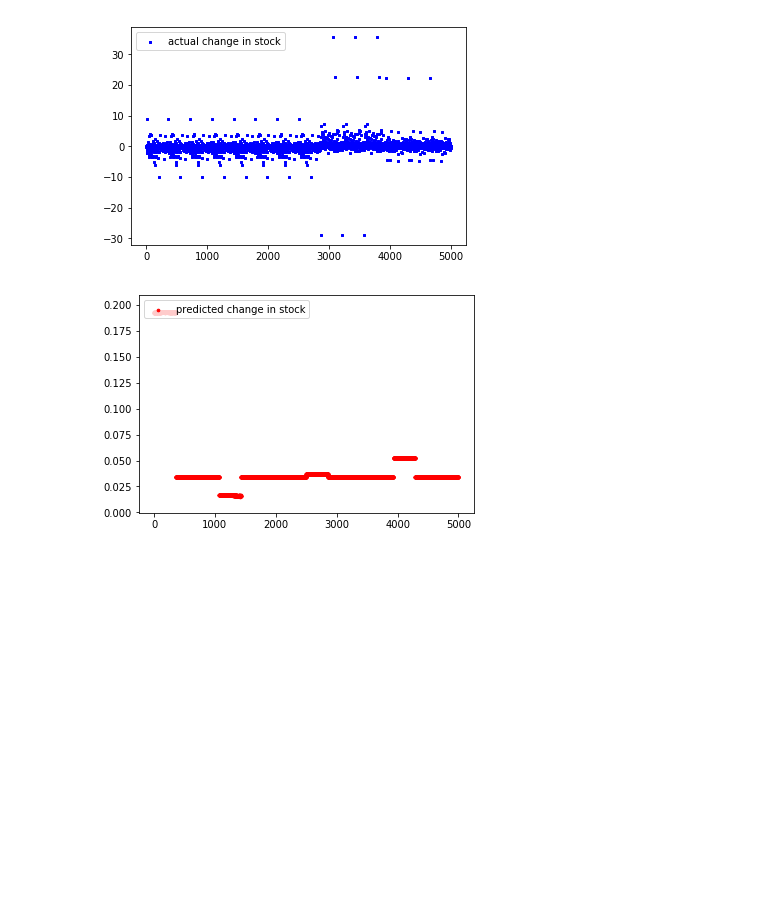
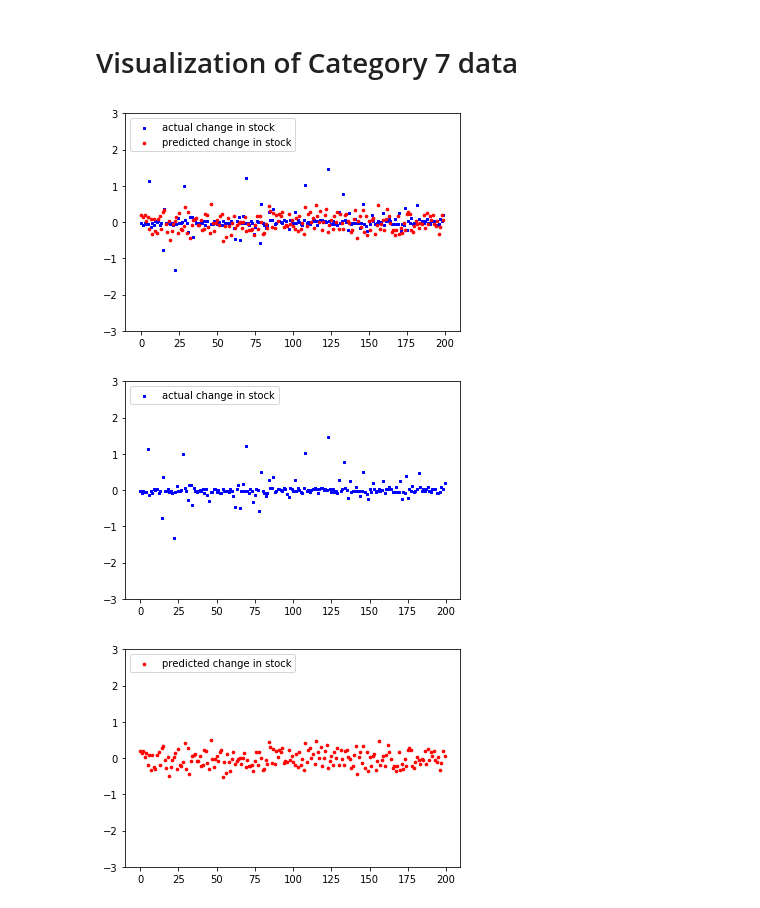
Before and after one commit to nikitabhargava/MLCS_Project_2018, a Jupyter notebook: Neural_Network/ScatterPlotPredictedvsActual.ipynb, the cells around one changed output. Drawn from its saved outputs; the diff is of its cells as text; code cells hidden in the pictures; blank space fills up the shorter version.

```diff
--- a/Neural_Network/ScatterPlotPredictedvsActual.ipynb
+++ b/Neural_Network/ScatterPlotPredictedvsActual.ipynb
@@ -31,18 +85,39 @@ plt.show()
-# %%
-fig = plt.figure()
-ax1 = fig.add_subplot(111)
-
-ax1.scatter(x, actual, s=7, c='b', marker="s", label='actual change in stock')
-plt.legend(loc='upper left');
-plt.show()
-# %% [output]
-[figure, removed]
-# %%
-fig = plt.figure()
-ax1 = fig.add_subplot(111)
-
-ax1.scatter(x,predicted, s=7, c='r', marker="o", label='predicted change in stock')
-plt.legend(loc='upper left');
-plt.show()
-# %% [output]
-[figure, removed]
+# %% [markdown]
+# Visualization of Category 7 data
+# %%
+actual_all = np.loadtxt('actual7.txt', dtype=float)
+predicted_all = np.loadtxt('prediction7.txt', dtype=float)
+
+
+actual=actual_all[200:400]
+predicted=predicted_all[200:400]
+x = range(len(actual))
+
+fig = plt.figure()
+ax1 = fig.add_subplot(111)
+
+ax1.scatter(x, actual, s=7, c='b', marker="s", label='actual change in stock')
+ax1.scatter(x,predicted, s=7, c='r', marker="o", label='predicted change in stock')
+plt.legend(loc='upper left');
+plt.ylim(-3,3)
+plt.show()
+
+fig = plt.figure()
+ax1 = fig.add_subplot(111)
+
+ax1.scatter(x, actual, s=7, c='b', marker="s", label='actual change in stock')
+plt.legend(loc='upper left');
+plt.ylim(-3,3)
+plt.show()
+
+fig = plt.figure()
+ax1 = fig.add_subplot(111)
+
+ax1.scatter(x,predicted, s=7, c='r', marker="o", label='predicted change in stock')
+plt.legend(loc='upper left');
+plt.ylim(-3,3)
+plt.show()
+# %% [output]
+[figure, added]
+[figure, added]
+[figure, added]
```
Also changed, not shown: parts of 7 cells of this notebook.
